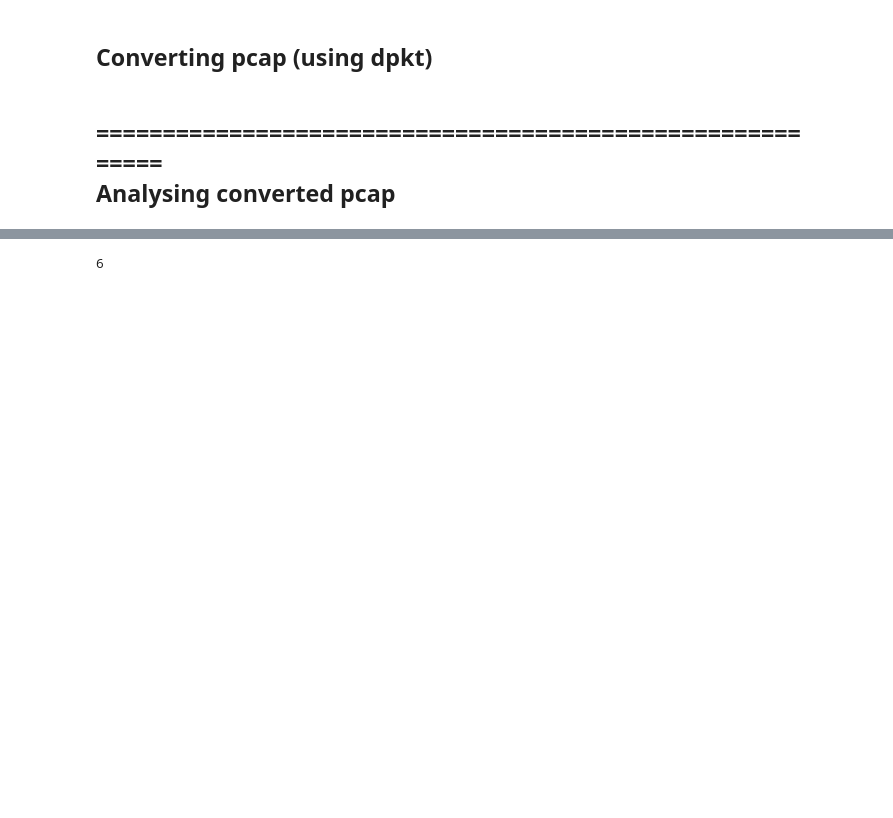
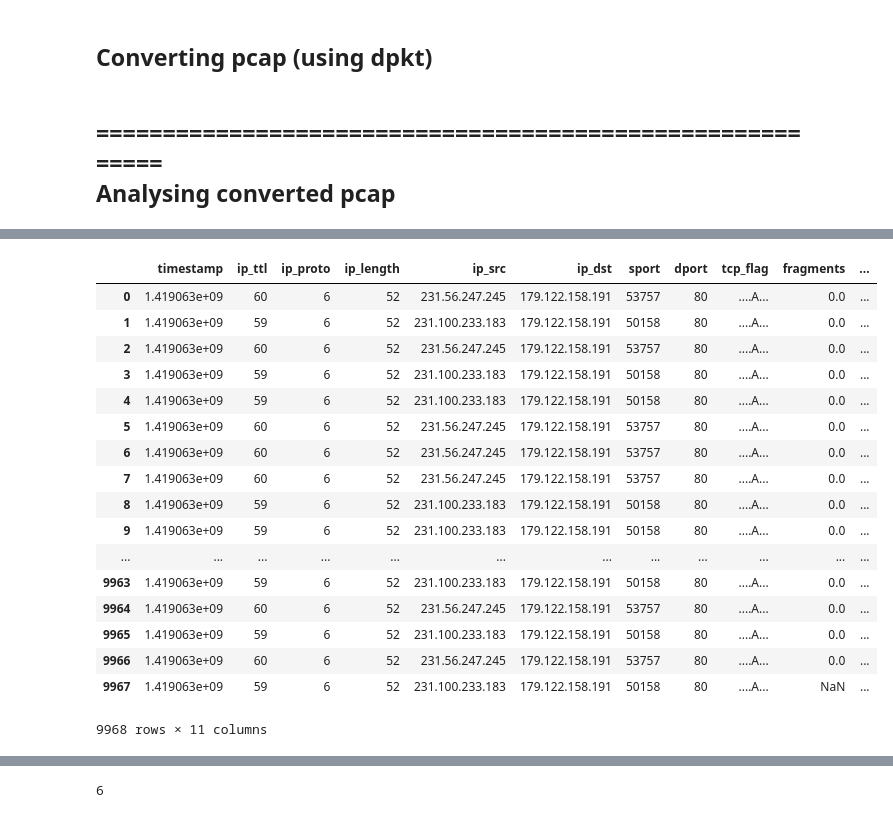
Before and after one commit to jjsantanna/ddos_labeling, a Jupyter notebook: ddos_labeling.ipynb, the cells around one changed output, grey strips where cells are left out. Cells and saved outputs as stored; diff of their text form; code cells hidden in the pictures; blank space fills up the shorter version.

```diff
--- a/ddos_labeling.ipynb
+++ b/ddos_labeling.ipynb
@@ -137,3 +137,24 @@ len(df)
+# %%
+df
+# %% [output]
+|  | timestamp | ip_ttl | ip_proto | ip_length | ip_src | ip_dst | sport | dport | tcp_flag | fragments | ... |
+| 0 | 1.419063e+09 | 60 | 6 | 52 | 231.56.247.245 | 179.122.158.191 | 53757 | 80 | ....A... | 0.0 | ... |
+| 1 | 1.419063e+09 | 59 | 6 | 52 | 231.100.233.183 | 179.122.158.191 | 50158 | 80 | ....A... | 0.0 | ... |
+| 2 | 1.419063e+09 | 60 | 6 | 52 | 231.56.247.245 | 179.122.158.191 | 53757 | 80 | ....A... | 0.0 | ... |
+| 3 | 1.419063e+09 | 59 | 6 | 52 | 231.100.233.183 | 179.122.158.191 | 50158 | 80 | ....A... | 0.0 | ... |
+| 4 | 1.419063e+09 | 59 | 6 | 52 | 231.100.233.183 | 179.122.158.191 | 50158 | 80 | ....A... | 0.0 | ... |
+| 5 | 1.419063e+09 | 60 | 6 | 52 | 231.56.247.245 | 179.122.158.191 | 53757 | 80 | ....A... | 0.0 | ... |
+| 6 | 1.419063e+09 | 60 | 6 | 52 | 231.56.247.245 | 179.122.158.191 | 53757 | 80 | ....A... | 0.0 | ... |
+| 7 | 1.419063e+09 | 60 | 6 | 52 | 231.56.247.245 | 179.122.158.191 | 53757 | 80 | ....A... | 0.0 | ... |
+| 8 | 1.419063e+09 | 59 | 6 | 52 | 231.100.233.183 | 179.122.158.191 | 50158 | 80 | ....A... | 0.0 | ... |
+| 9 | 1.419063e+09 | 59 | 6 | 52 | 231.100.233.183 | 179.122.158.191 | 50158 | 80 | ....A... | 0.0 | ... |
+| ... | ... | ... | ... | ... | ... | ... | ... | ... | ... | ... | ... |
+| 9963 | 1.419063e+09 | 59 | 6 | 52 | 231.100.233.183 | 179.122.158.191 | 50158 | 80 | ....A... | 0.0 | ... |
+| 9964 | 1.419063e+09 | 60 | 6 | 52 | 231.56.247.245 | 179.122.158.191 | 53757 | 80 | ....A... | 0.0 | ... |
+| 9965 | 1.419063e+09 | 59 | 6 | 52 | 231.100.233.183 | 179.122.158.191 | 50158 | 80 | ....A... | 0.0 | ... |
+| 9966 | 1.419063e+09 | 60 | 6 | 52 | 231.56.247.245 | 179.122.158.191 | 53757 | 80 | ....A... | 0.0 | ... |
+| 9967 | 1.419063e+09 | 59 | 6 | 52 | 231.100.233.183 | 179.122.158.191 | 50158 | 80 | ....A... | NaN | ... |
+9968 rows × 11 columns
 # %%
 top_ip_dst = df['ip_dst'].value_counts().index[0]
 top_ip_dst
```
Also changed, not shown: parts of 19 cells of this notebook, 2 other files.
